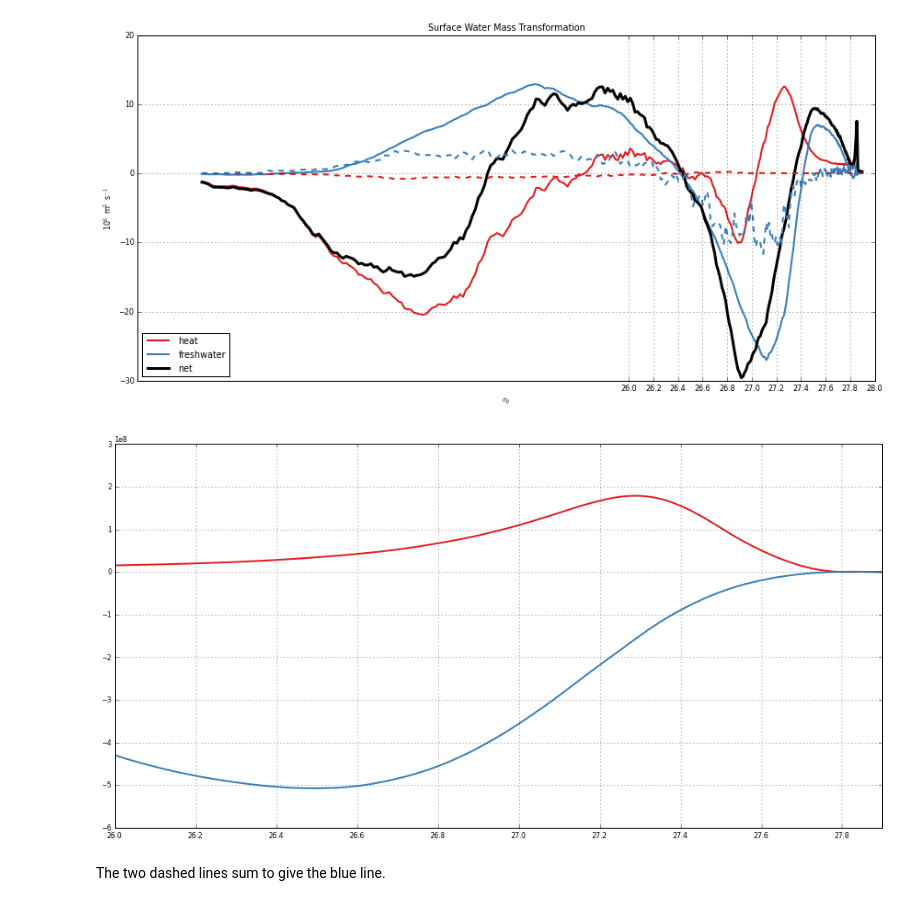
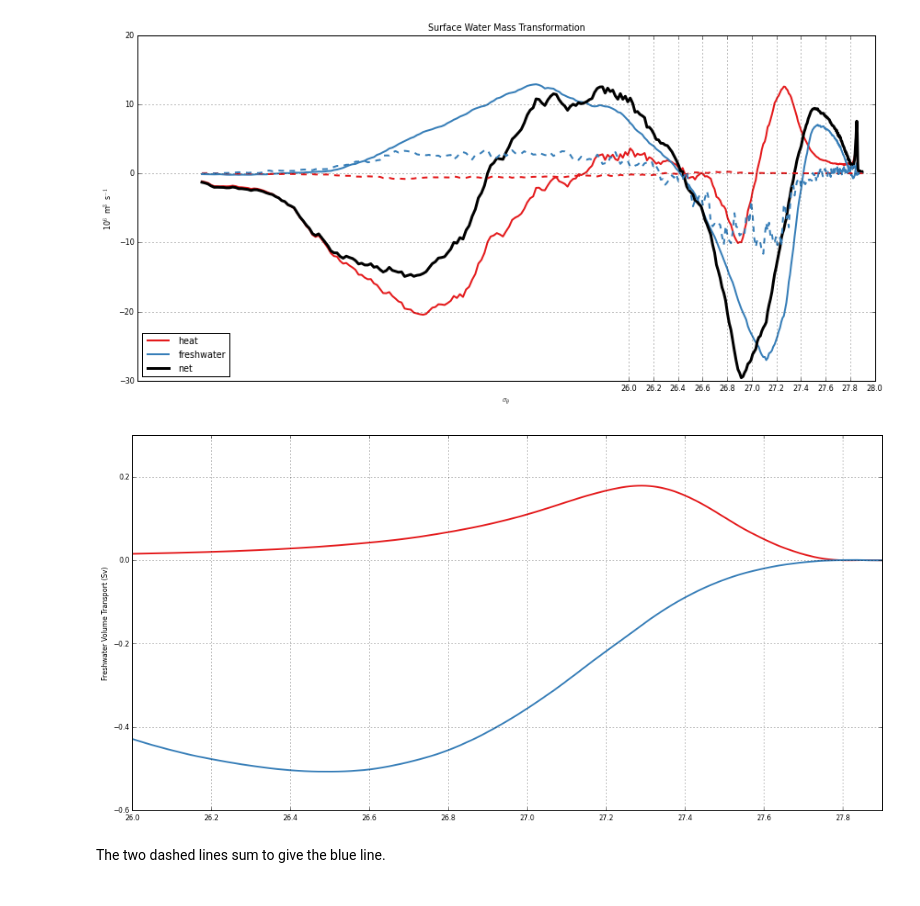
Before and after one commit to dhruvbalwada/watermass, a Jupyter notebook: SOSE_layers_analysis/surface_transformation_sigma0_5day.ipynb, the cells around one changed output. Drawn from its saved outputs; the diff is of its cells as text; code cells hidden in the pictures.

```diff
--- a/SOSE_layers_analysis/surface_transformation_sigma0_5day.ipynb
+++ b/SOSE_layers_analysis/surface_transformation_sigma0_5day.ipynb
@@ -202,7 +204,7 @@ for nmon, niter in enumerate(diag_iters):
 transformation = np.zeros((Nt, len(fw_flux_types)+3, Nrho), 'f8')
 fw_in_dens_coords = np.zeros((Nt, len(fw_flux_types), Nrho), 'f8')
 
-for nmon, niter in enumerate(diag_iters):
+for nmon, niter in tqdm(enumerate(diag_iters)):
 
     draw = m.rdmds(diag_prefix, niter)
     d = {}
@@ -518,28 +553,37 @@ plt.tight_layout()
 # %%
 fw_mean = fw_in_dens_coords.mean(axis=0)
 
 drho = np.diff(rholevs)
 fw_ice_dens_flux = np.cumsum((drho * (
         fw_mean[fld_idx['IO']] - fw_mean[fld_idx['AI']]
          ))[::-1]
     )[::-1]
 
 fw_atm_dens_flux = np.cumsum((drho * (
         fw_mean[fld_idx['AI_plus_AO']]
          ))[::-1]
     )[::-1]
 
 
 # units kg / s
 m3_per_kg = 1e-3
+# earth radius at 60S
+R = 2*np.pi*gsw.earth_radius * np.cos(np.radians(-60))
 
-plt.plot(rholevs[1:]-1000, fw_ice_dens_flux, linewidth=2)
-plt.plot(rholevs[1:]-1000, fw_atm_dens_flux, linewidth=2)
+#plt.plot(rholevs[1:]-1000, fw_ice_dens_flux/R, linewidth=2)
+#plt.plot(rholevs[1:]-1000, fw_atm_dens_flux/R, linewidth=2)
+#plt.ylabel(r'Zonal Mean Freshwater Mass Transport (kg m$^{-1}$ s$^{-1}$)')
+
+plt.plot(rholevs[1:]-1000, fw_ice_dens_flux*m3_per_kg/1e6, linewidth=2)
+plt.plot(rholevs[1:]-1000, fw_atm_dens_flux*m3_per_kg/1e6, linewidth=2)
+plt.ylabel(r'Freshwater Volume Transport (Sv)')
+
+
 plt.xticks(np.arange(26,28.2,0.2));
 plt.xlim([26,27.9])
 plt.grid()
 # %% [output]
-[figure, old version]
+[figure, new version]
 # %% [markdown]
 The two dashed lines sum to give the blue line.
 # %% [markdown]
```
Also changed, not shown: parts of 7 cells of this notebook, 8 other files.
